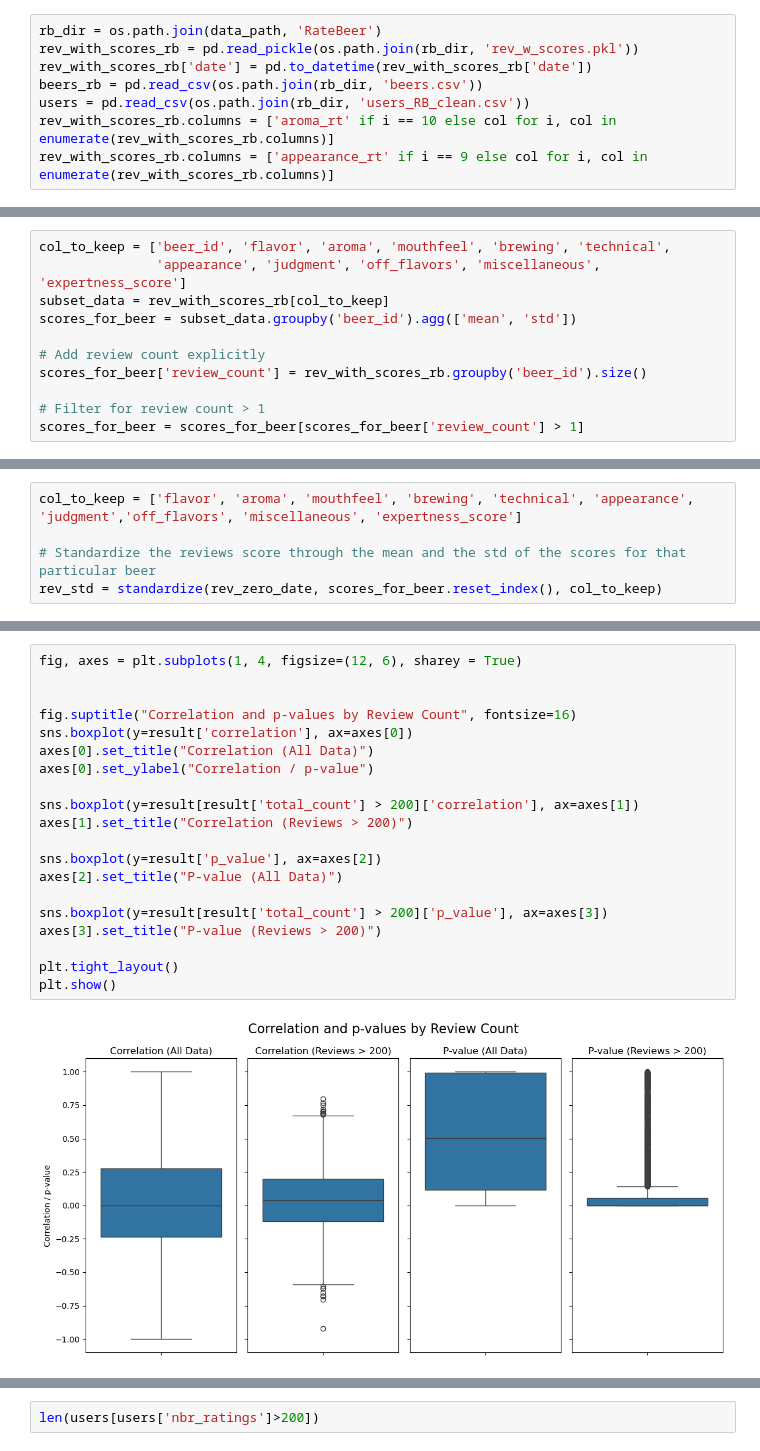
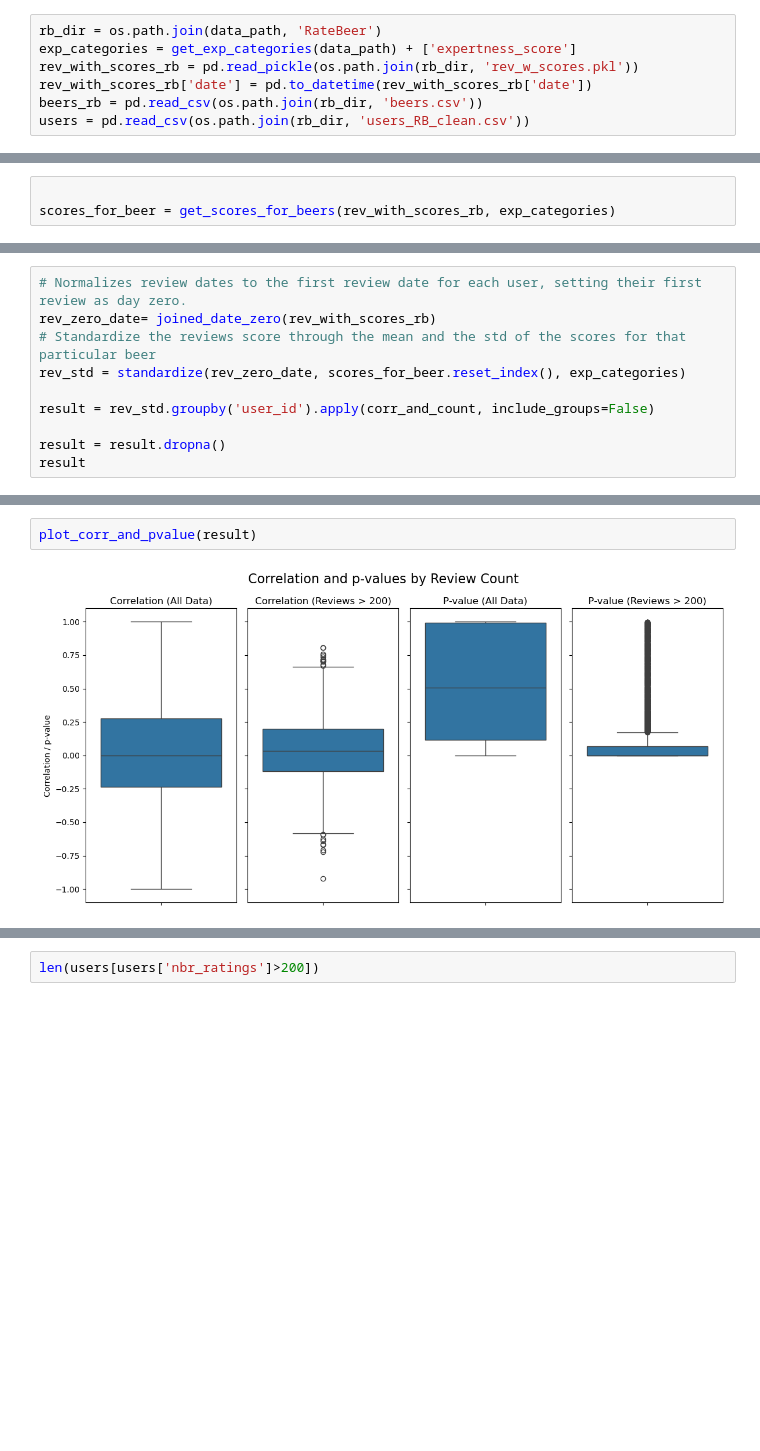
Before and after one commit to nada401/brewing-knowledge, a Jupyter notebook: src/scripts/expert_metric/rb_analysis_exp_metric.ipynb, the cells around one changed output, grey strips where cells are left out. Drawn from its saved outputs; the diff is of its cells as text; blank space fills up the shorter version.

```diff
--- a/src/scripts/expert_metric/rb_analysis_exp_metric.ipynb
+++ b/src/scripts/expert_metric/rb_analysis_exp_metric.ipynb
@@ -12,9 +16,8 @@ import seaborn as sns
 data_path = './../../../data'
 # %%
 rb_dir = os.path.join(data_path, 'RateBeer')
+exp_categories = get_exp_categories(data_path) + ['expertness_score']
 rev_with_scores_rb = pd.read_pickle(os.path.join(rb_dir, 'rev_w_scores.pkl'))
 rev_with_scores_rb['date'] = pd.to_datetime(rev_with_scores_rb['date'])
 beers_rb = pd.read_csv(os.path.join(rb_dir, 'beers.csv'))
 users = pd.read_csv(os.path.join(rb_dir, 'users_RB_clean.csv'))
-rev_with_scores_rb.columns = ['aroma_rt' if i == 10 else col for i, col in enumerate(rev_with_scores_rb.columns)]
-rev_with_scores_rb.columns = ['appearance_rt' if i == 9 else col for i, col in enumerate(rev_with_scores_rb.columns)]
@@ -21,12 +33,4 @@ rev_with_scores_rb.columns = ['appearance_rt' if i == 9 else col for i, col in e
 # %%
-col_to_keep = ['beer_id', 'flavor', 'aroma', 'mouthfeel', 'brewing', 'technical',
-               'appearance', 'judgment', 'off_flavors', 'miscellaneous', 'expertness_score']
-subset_data = rev_with_scores_rb[col_to_keep]
-scores_for_beer = subset_data.groupby('beer_id').agg(['mean', 'std'])
 
-# Add review count explicitly
-scores_for_beer['review_count'] = rev_with_scores_rb.groupby('beer_id').size()
-
-# Filter for review count > 1
-scores_for_beer = scores_for_beer[scores_for_beer['review_count'] > 1]
+scores_for_beer = get_scores_for_beers(rev_with_scores_rb, exp_categories)
 # %%
@@ -143,5 +67,10 @@ def standardize(x, y, cols):
 # %%
-col_to_keep = ['flavor', 'aroma', 'mouthfeel', 'brewing', 'technical', 'appearance', 'judgment','off_flavors', 'miscellaneous', 'expertness_score']
+# Normalizes review dates to the first review date for each user, setting their first review as day zero.
+rev_zero_date= joined_date_zero(rev_with_scores_rb)
+# Standardize the reviews score through the mean and the std of the scores for that particular beer
+rev_std = standardize(rev_zero_date, scores_for_beer.reset_index(), exp_categories)
 
-# Standardize the reviews score through the mean and the std of the scores for that particular beer
-rev_std = standardize(rev_zero_date, scores_for_beer.reset_index(), col_to_keep)
+result = rev_std.groupby('user_id').apply(corr_and_count, include_groups=False)
+
+result = result.dropna()
+result
@@ -211,22 +101,4 @@ result['correlation'].mean()
 # %%
-fig, axes = plt.subplots(1, 4, figsize=(12, 6), sharey = True)
-
-
-fig.suptitle("Correlation and p-values by Review Count", fontsize=16)
-sns.boxplot(y=result['correlation'], ax=axes[0])
-axes[0].set_title("Correlation (All Data)")
-axes[0].set_ylabel("Correlation / p-value")
-
-sns.boxplot(y=result[result['total_count'] > 200]['correlation'], ax=axes[1])
-axes[1].set_title("Correlation (Reviews > 200)")
-
-sns.boxplot(y=result['p_value'], ax=axes[2])
-axes[2].set_title("P-value (All Data)")
-
-sns.boxplot(y=result[result['total_count'] > 200]['p_value'], ax=axes[3])
-axes[3].set_title("P-value (Reviews > 200)")
-
-plt.tight_layout()
-plt.show()
+plot_corr_and_pvalue(result)
 # %% [output]
-[figure, old version]
+[figure, new version]
```
Also changed, not shown: parts of 38 cells of this notebook, 12 other files.
